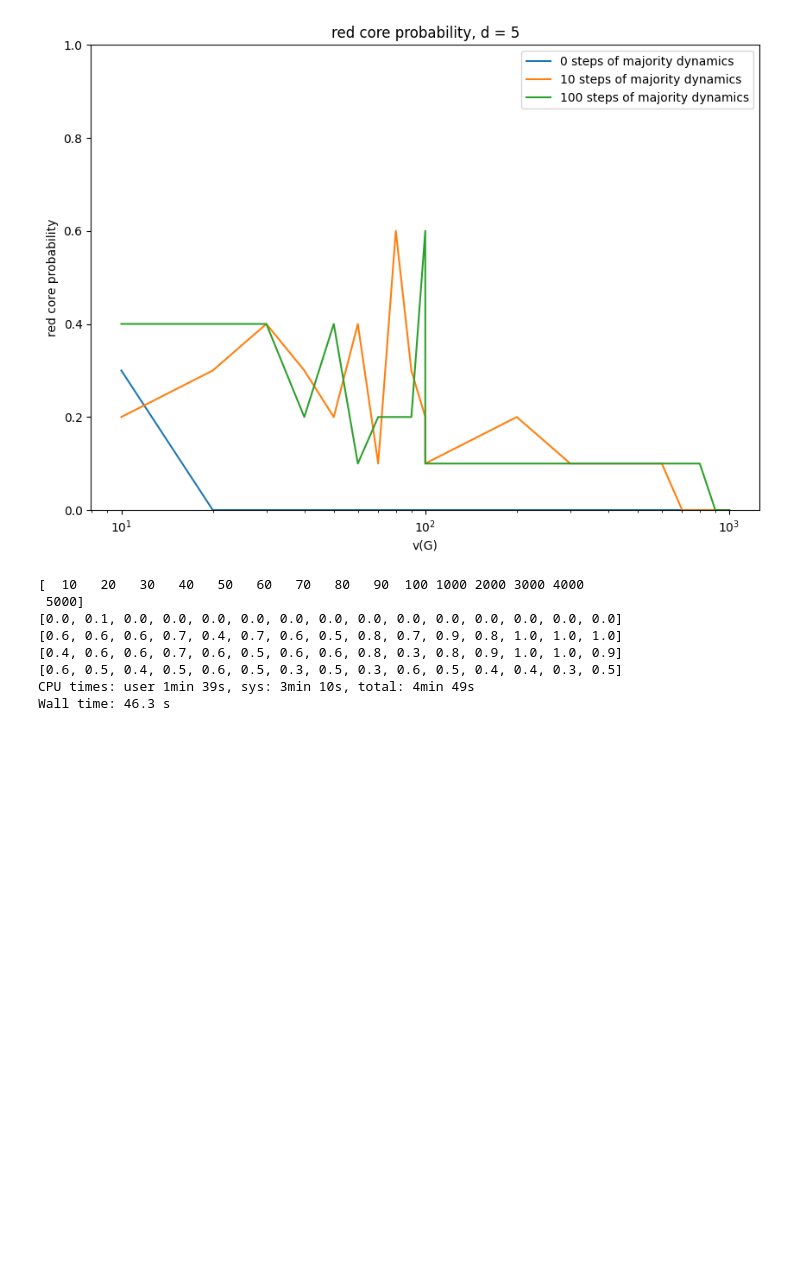
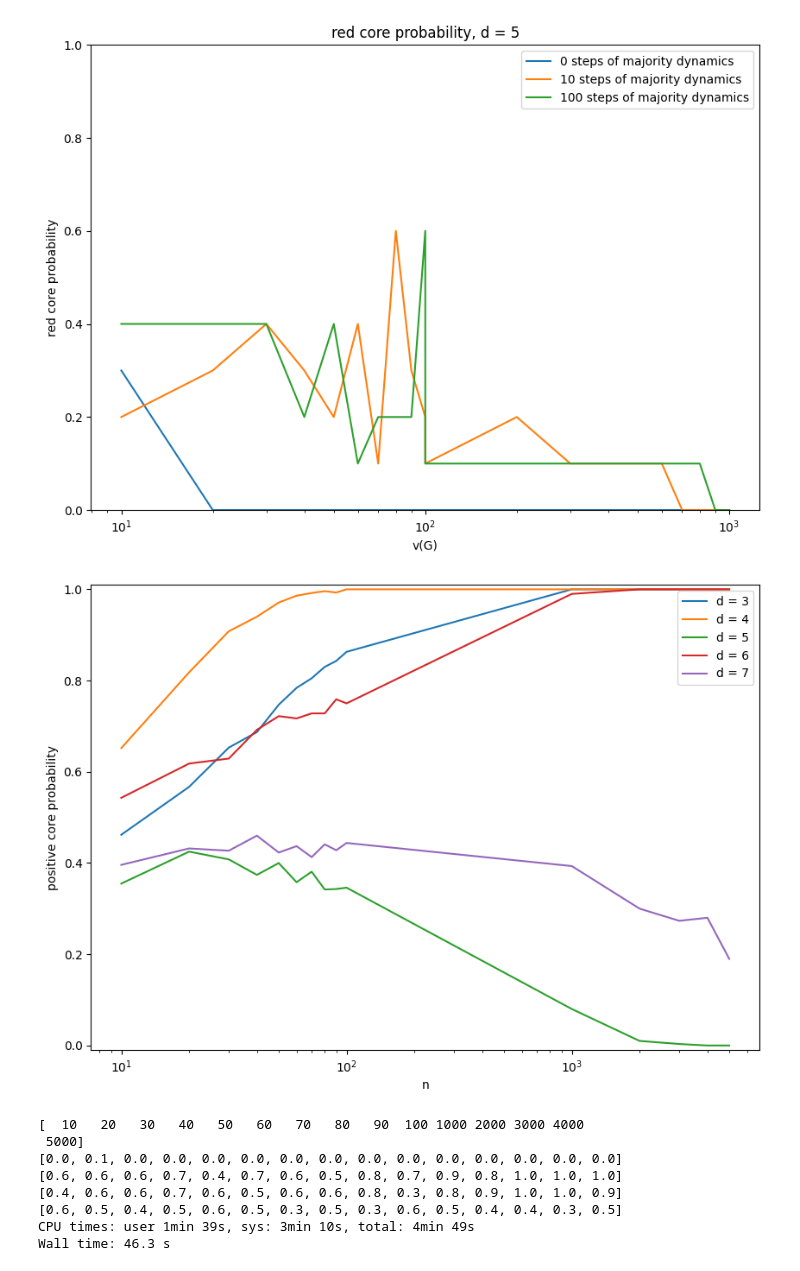
Before and after one commit to Paul566/internal-cuts, a Jupyter notebook: swap-processes.ipynb, the cells around one changed output. Cells and saved outputs as stored; diff of their text form; code cells hidden in the pictures; blank space fills up the shorter version.

```diff
--- a/swap-processes.ipynb
+++ b/swap-processes.ipynb
@@ -209,3 +221,15 @@ plt.savefig(f'proba_red_core_{d}.png')
+# %%
+plt.figure(figsize=(10, 7))
+plt.ylim(-0.01, 1.01)
+plt.xlabel('n')
+plt.ylabel('positive core probability')
+plt.xscale('log')
+for d in range(3, 8):
+    plt.plot(sizes, probas[d - 3], label=f'd = {d}')
+plt.legend();
+plt.savefig(f'proba_positive_core_final.png')
+# %% [output]
+[figure, added]
 # %%
 %%time
 
```
Also changed, not shown: parts of 34 cells of this notebook, 13 other files.
